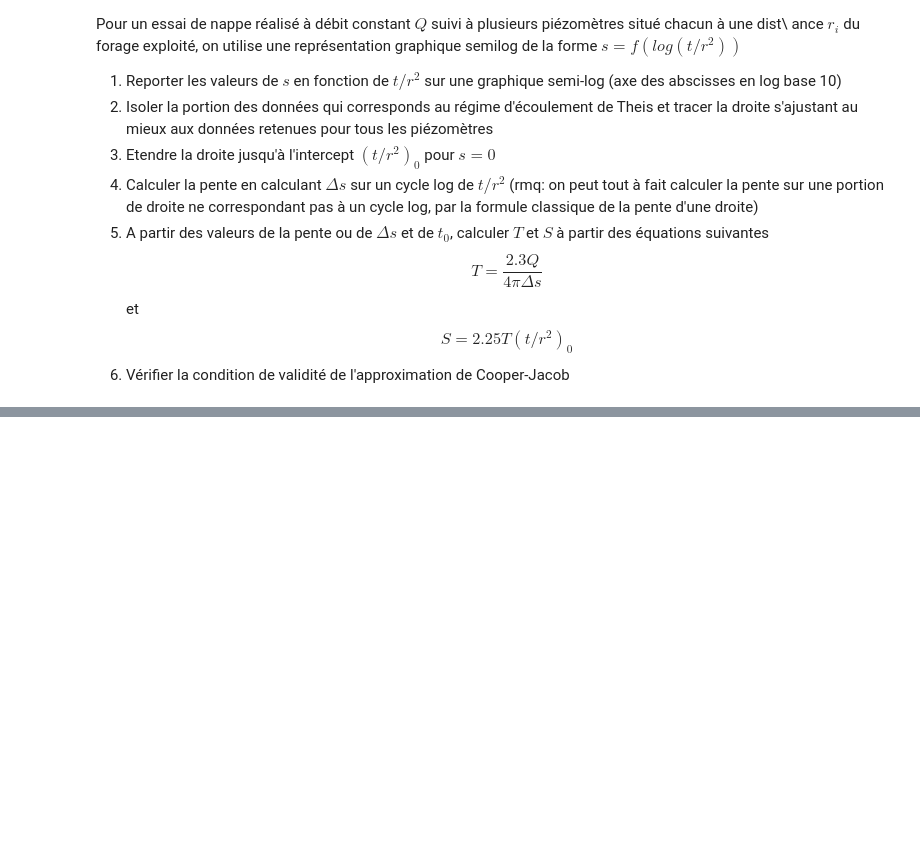
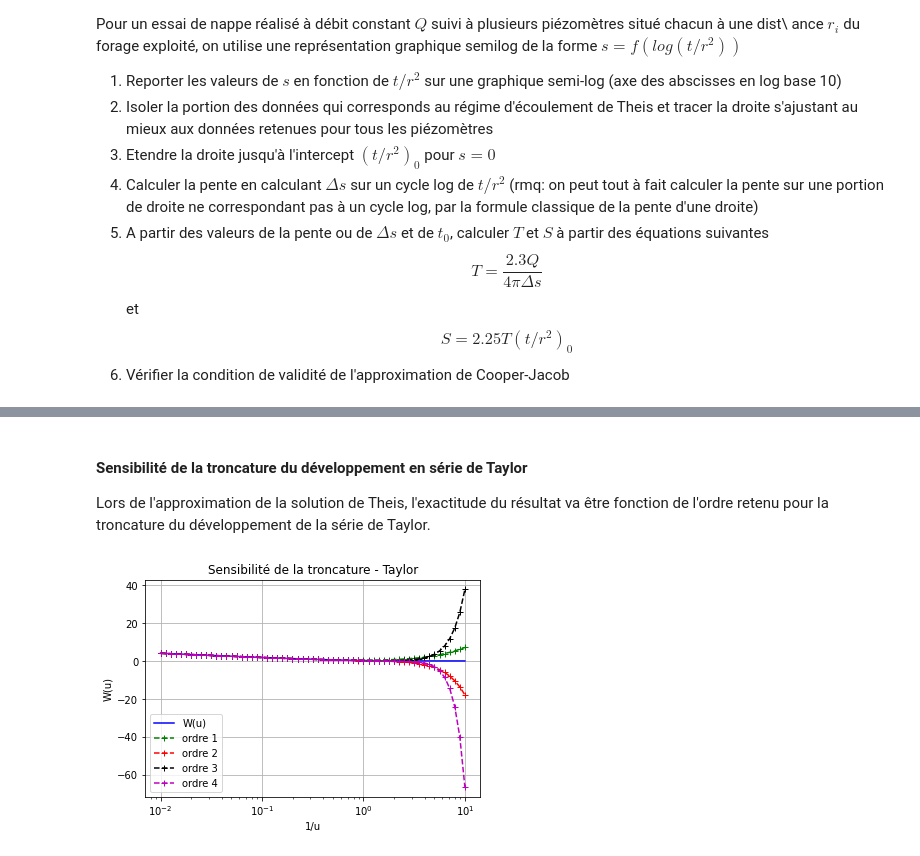
Before and after one commit to larroque852/NB_ENS2_theis_jacob, a Jupyter notebook: ENS2_Jacob.ipynb, the cells around one changed output, grey strips where cells are left out. Saved outputs shown, nothing was run; the diff lists cells and outputs as text; code cells hidden in the pictures; blank space fills up the shorter version.

```diff
--- a/ENS2_Jacob.ipynb
+++ b/ENS2_Jacob.ipynb
@@ -335,0 +446,32 @@ d'après R.P. Chapuis, 2007
+# %% [markdown]
+#### Sensibilité de la troncature du développement en série de Taylor
+Lors de l'approximation de la solution de Theis, l'exactitude du résultat va être fonction de l'ordre retenu pour la troncature du développement de la série de Taylor.
+# %%
+import numpy as np
+import scipy.special as sp
+import matplotlib.pyplot as plt
+
+u = np.logspace(-2, 1, 61)
+W = sp.exp1(u)
+w4 = -0.5772 -np.log(u) + u - ((u)**2)/(2*sp.factorial(2)) + ((u)**3)/(3*sp.factorial(3))- ((u)**4)/(4*sp.factorial(4))
+w3 = -0.5772 -np.log(u) + u - ((u)**2)/(2*sp.factorial(2)) + ((u)**3)/(3*sp.factorial(3))
+w2 = -0.5772 -np.log(u) + u - ((u)**2)/(2*sp.factorial(2))
+w1 = -0.5772 -np.log(u) + u
+
+import matplotlib.pylab as plt
+
+fig1= plt.figure()
+ax1 = fig1.add_subplot(111)
+ax1.set(xlabel='1/u', ylabel='W(u)', title='Sensibilité de la troncature - Taylor', xscale='log')
+ax1.grid(True)
+ax1.plot(u, W, 'b', label='W(u)')
+#ax1.plot(u, W1(u), 'rx', label='integal') # works only for scalars
+ax1.plot(u, w1, 'g+--', label='ordre 1')
+ax1.plot(u, w2, 'r+--', label='ordre 2')
+ax1.plot(u, w3, 'k+--', label='ordre 3')
+ax1.plot(u, w4, 'm+--', label='ordre 4')
+ax1.legend(loc='best')
+
+plt.show()
+# %% [output]
+[figure, added]
```
Also changed, not shown: parts of 16 cells of this notebook.
